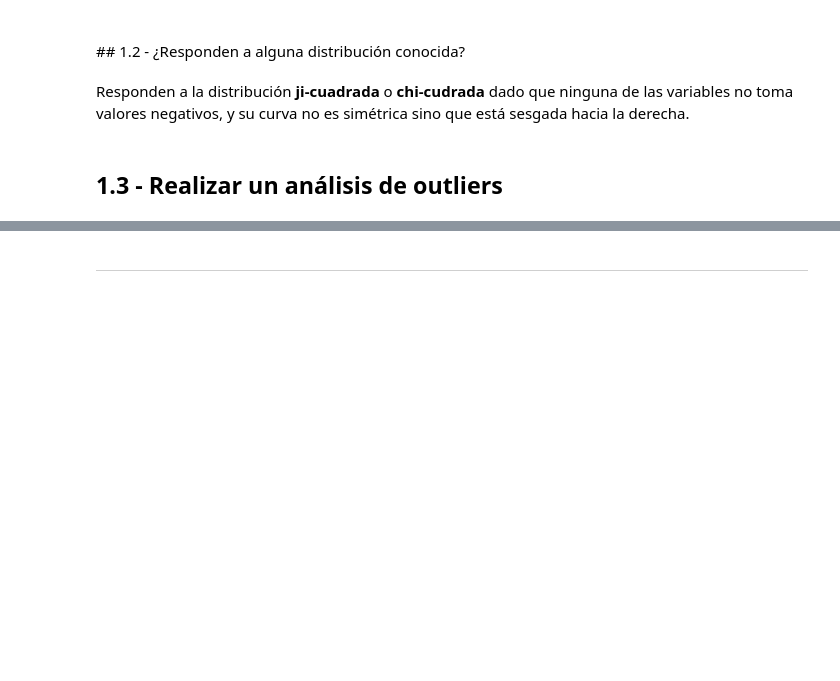
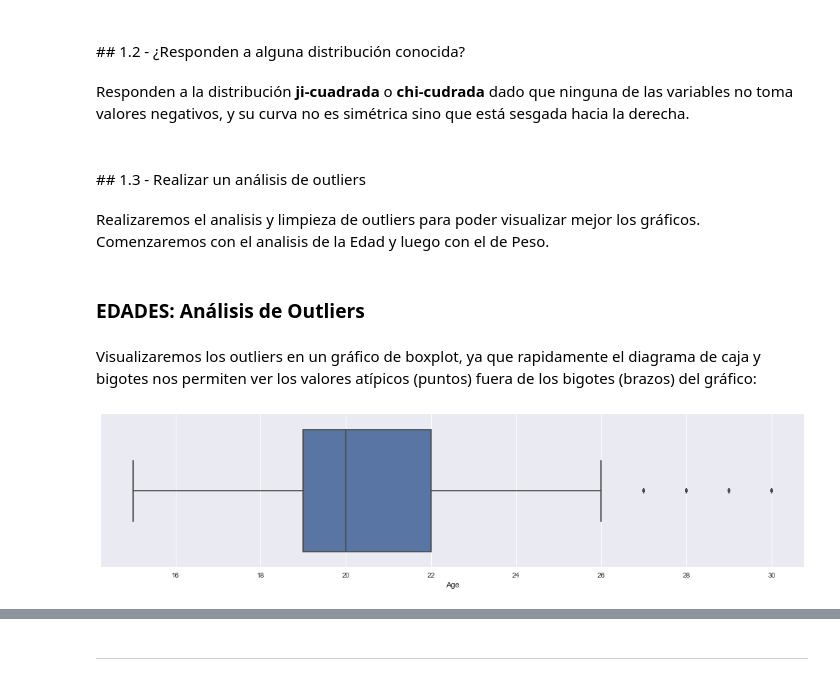
Before and after one commit to david-gonzalez/diplodatos, a Jupyter notebook: analisis_y_visualizacion/Laboratorios/Laboratorio 1/Resultados del Laboratorio 1.ipynb, the cells around one changed output, grey strips where cells are left out. Cells and saved outputs as stored; diff of their text form; code cells hidden in the pictures; blank space fills up the shorter version.

```diff
--- a/analisis_y_visualizacion/Laboratorios/Laboratorio 1/Resultados del Laboratorio 1.ipynb
+++ b/analisis_y_visualizacion/Laboratorios/Laboratorio 1/Resultados del Laboratorio 1.ipynb
@@ -150,4 +150,18 @@ De lo anterior podemos decir que el Peso relevado posee una moda de $60.00kg, un
 # %% [markdown]
 Responden a la distribución <b>ji-cuadrada</b> o <b>chi-cudrada</b> dado que ninguna de las variables no toma valores negativos, y su curva no es simétrica sino que está sesgada hacia la derecha.
 # %% [markdown]
+<br/>
 ## 1.3 - Realizar un análisis de outliers
+# %% [markdown]
+Realizaremos el analisis y limpieza de outliers para poder visualizar mejor los gráficos. Comenzaremos con el analisis de la Edad y luego con el de Peso.
+# %% [markdown]
+### EDADES: Análisis de Outliers
+# %% [markdown]
+Visualizaremos los outliers en un gráfico de boxplot, ya que rapidamente el diagrama de caja y bigotes nos permiten ver los valores atípicos (puntos) fuera de los bigotes (brazos) del gráfico:
+# %%
+ages = responses_df.Age.dropna()
+# %%
+rcParams['figure.figsize'] = 18, 4
+sns.boxplot(ages);
+# %% [output]
+[figure, added]
```
Also changed, not shown: parts of 27 cells of this notebook.
